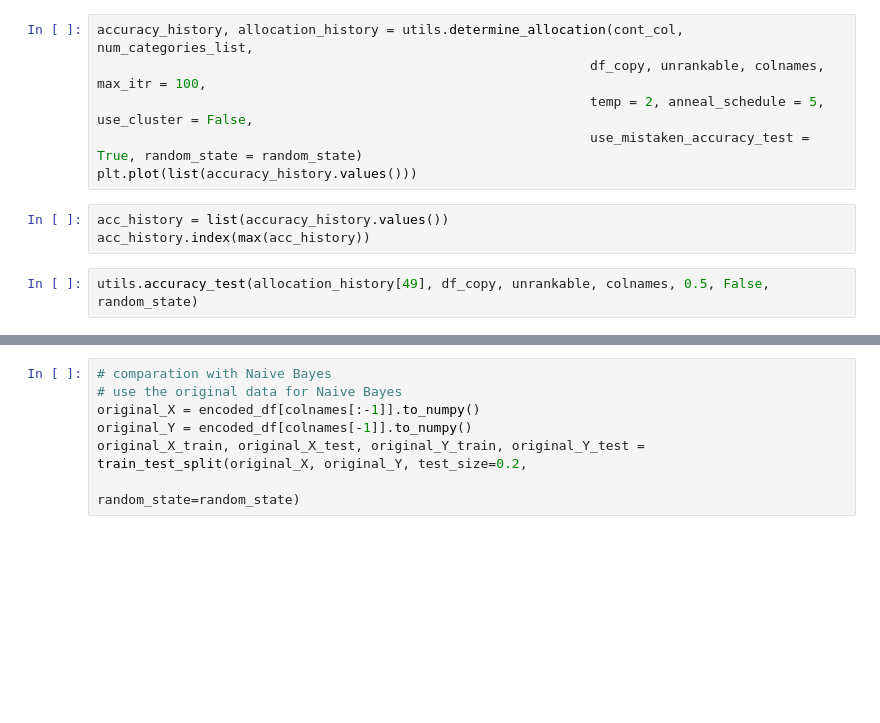
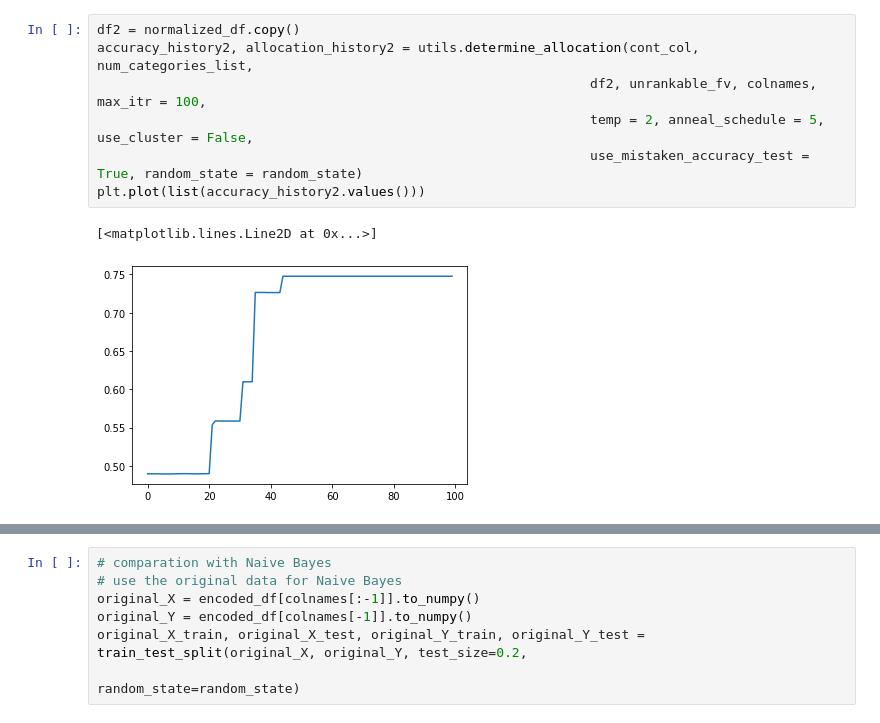
Before and after one commit to jameschengpeng/Improvement-to-Naive-Bayes-Classifier, a Jupyter notebook: code_test_for_adult_dataset.ipynb, the cells around one changed output, grey strips where cells are left out. Drawn from its saved outputs; the diff is of its cells as text; blank space fills up the shorter version.

```diff
--- a/code_test_for_adult_dataset.ipynb
+++ b/code_test_for_adult_dataset.ipynb
@@ -46,11 +79,10 @@ ZeroDivisionError: float division by zero
 # %%
-accuracy_history, allocation_history = utils.determine_allocation(cont_col, num_categories_list,
-                                                               df_copy, unrankable, colnames, max_itr = 100,
+df2 = normalized_df.copy()
+accuracy_history2, allocation_history2 = utils.determine_allocation(cont_col, num_categories_list,
+                                                               df2, unrankable_fv, colnames, max_itr = 100,
                                                                temp = 2, anneal_schedule = 5, use_cluster = False,
                                                                use_mistaken_accuracy_test = True, random_state = random_state)
-plt.plot(list(accuracy_history.values()))
+plt.plot(list(accuracy_history2.values()))
+# %% [output]
+[<matplotlib.lines.Line2D at 0x...>]
+[figure, added]
-# %%
-acc_history = list(accuracy_history.values())
-acc_history.index(max(acc_history))
-# %%
-utils.accuracy_test(allocation_history[49], df_copy, unrankable, colnames, 0.5, False, random_state)
```
Also changed, not shown: parts of 20 cells of this notebook, 19 other files.
